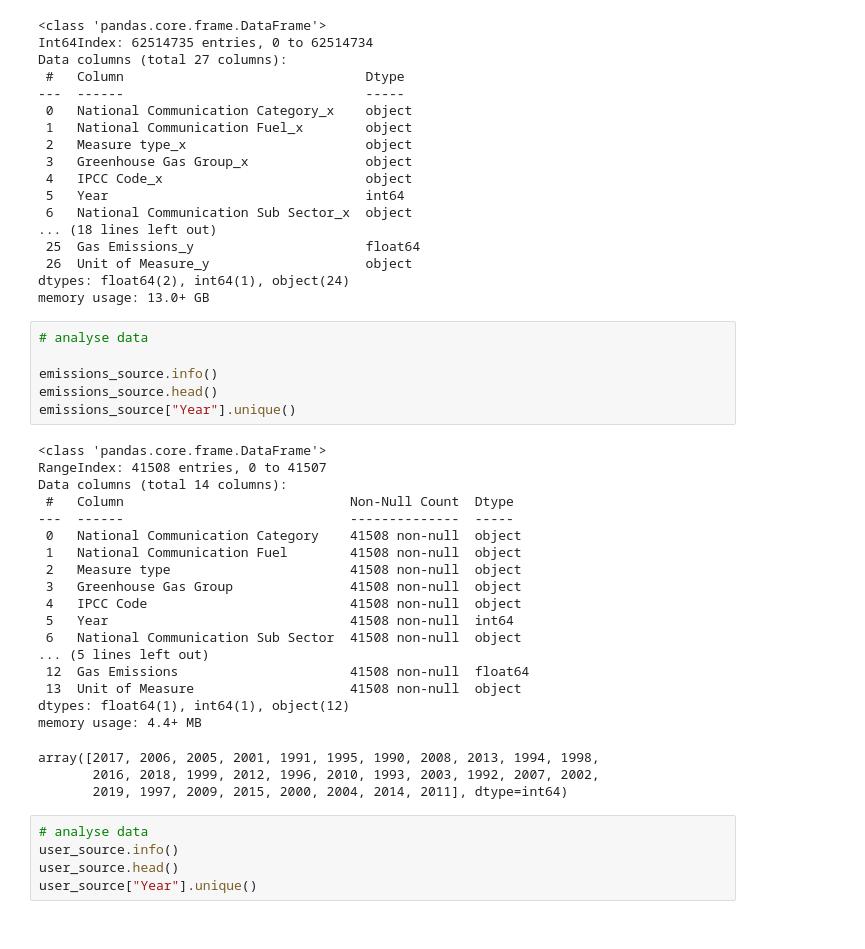
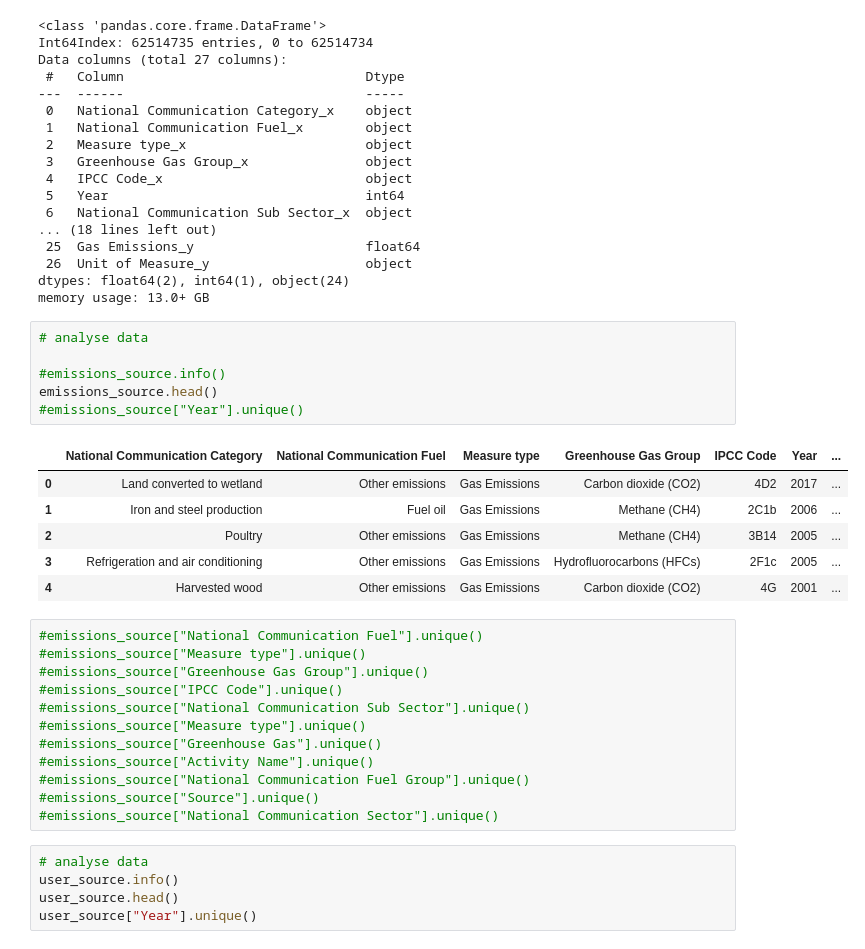
Before and after one commit to fbrowther/Global-Warming-UK-Greenhouse-Gas-Emissions, a Jupyter notebook: Initial Data Import and Analysis.ipynb, the cells around one changed output. Cells and saved outputs as stored; diff of their text form.

Commit message:
Updated Data Import File

```diff
--- a/Initial Data Import and Analysis.ipynb
+++ b/Initial Data Import and Analysis.ipynb
@@ -41,30 +41,28 @@ memory usage: 13.0+ GB
 # %%
 # analyse data
 
-emissions_source.info()
+#emissions_source.info()
 emissions_source.head()
-emissions_source["Year"].unique()
+#emissions_source["Year"].unique()
 # %% [output]
-<class 'pandas.core.frame.DataFrame'>
-RangeIndex: 41508 entries, 0 to 41507
-Data columns (total 14 columns):
- #   Column                             Non-Null Count  Dtype
----  ------                             --------------  -----
- 0   National Communication Category    41508 non-null  object
- 1   National Communication Fuel        41508 non-null  object
- 2   Measure type                       41508 non-null  object
- 3   Greenhouse Gas Group               41508 non-null  object
- 4   IPCC Code                          41508 non-null  object
- 5   Year                               41508 non-null  int64
- 6   National Communication Sub Sector  41508 non-null  object
-... (5 lines left out)
- 12  Gas Emissions                      41508 non-null  float64
- 13  Unit of Measure                    41508 non-null  object
-dtypes: float64(1), int64(1), object(12)
-memory usage: 4.4+ MB
-array([2017, 2006, 2005, 2001, 1991, 1995, 1990, 2008, 2013, 1994, 1998,
-       2016, 2018, 1999, 2012, 1996, 2010, 1993, 2003, 1992, 2007, 2002,
-       2019, 1997, 2009, 2015, 2000, 2004, 2014, 2011], dtype=int64)
+|  | National Communication Category | National Communication Fuel | Measure type | Greenhouse Gas Group | IPCC Code | Year | ... |
+| 0 | Land converted to wetland | Other emissions | Gas Emissions | Carbon dioxide (CO2) | 4D2 | 2017 | ... |
+| 1 | Iron and steel production | Fuel oil | Gas Emissions | Methane (CH4) | 2C1b | 2006 | ... |
+| 2 | Poultry | Other emissions | Gas Emissions | Methane (CH4) | 3B14 | 2005 | ... |
+| 3 | Refrigeration and air conditioning | Other emissions | Gas Emissions | Hydrofluorocarbons (HFCs) | 2F1c | 2005 | ... |
+| 4 | Harvested wood | Other emissions | Gas Emissions | Carbon dioxide (CO2) | 4G | 2001 | ... |
+# %%
+#emissions_source["National Communication Fuel"].unique()
+#emissions_source["Measure type"].unique()
+#emissions_source["Greenhouse Gas Group"].unique()
+#emissions_source["IPCC Code"].unique()
+#emissions_source["National Communication Sub Sector"].unique()
+#emissions_source["Measure type"].unique()
+#emissions_source["Greenhouse Gas"].unique()
+#emissions_source["Activity Name"].unique()
+#emissions_source["National Communication Fuel Group"].unique()
+#emissions_source["Source"].unique()
+#emissions_source["National Communication Sector"].unique()
 # %%
 # analyse data
 user_source.info()
```
Also changed, not shown: parts of 24 cells of this notebook.
